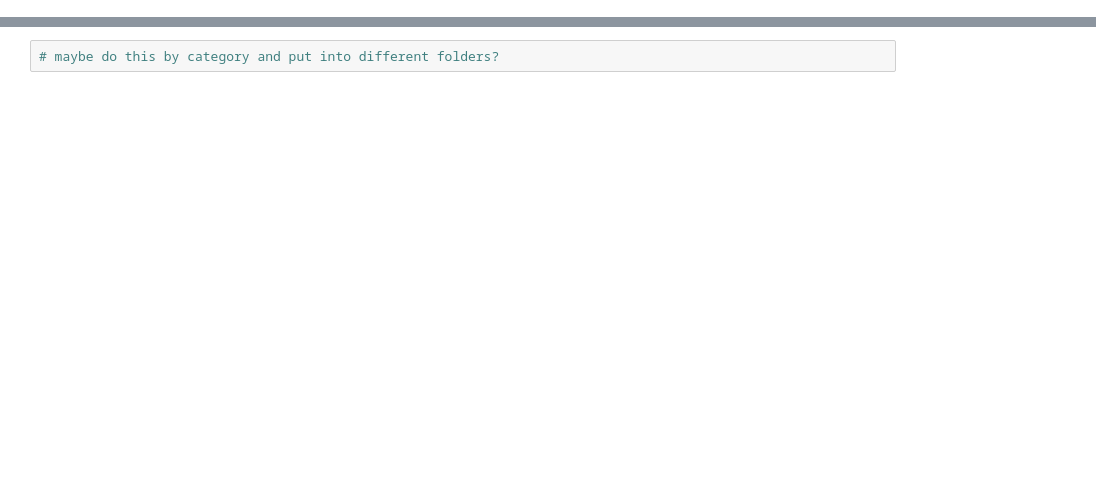
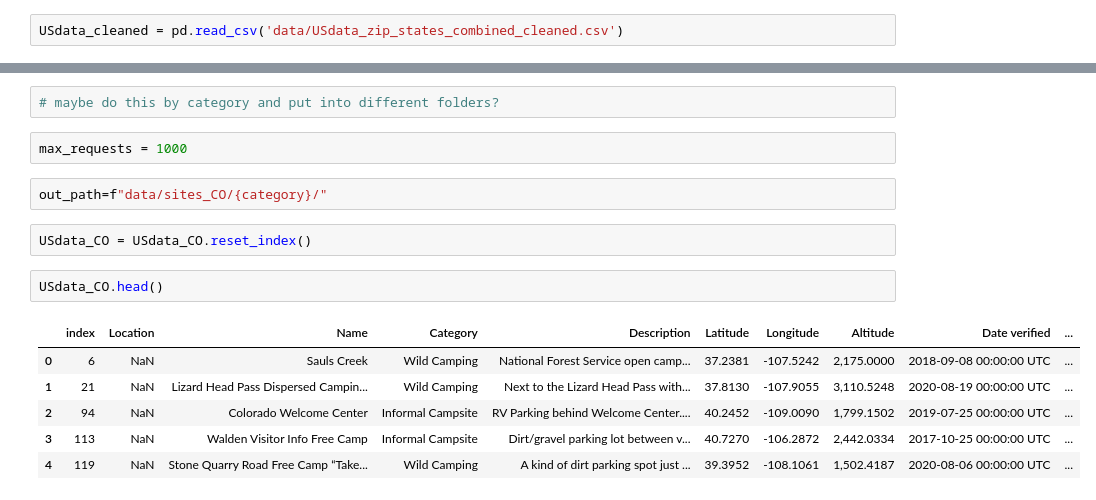
Before and after one commit to paultanger/CampsitePredict, a Jupyter notebook: get_images.ipynb, the cells around one changed output, grey strips where cells are left out. Cells and saved outputs as stored; diff of their text form; blank space fills up the shorter version.

```diff
--- a/get_images.ipynb
+++ b/get_images.ipynb
@@ -130,3 +130,5 @@ def download_images(client, df, zoomlevel, max_requests=10, prefix="", out_path=
             plt.show()
             time.sleep(2)
     return True
+# %%
+USdata_cleaned = pd.read_csv('data/USdata_zip_states_combined_cleaned.csv')
@@ -135,3 +158,18 @@ USdata_CO = USdata[USdata['State'] == 'CO'].copy()
 # %%
 # maybe do this by category and put into different folders?
+# %%
+max_requests = 1000
+# %%
+out_path=f"data/sites_CO/{category}/"
+# %%
+USdata_CO = USdata_CO.reset_index()
+# %%
+USdata_CO.head()
+# %% [output]
+|  | index | Location | Name | Category | Description | Latitude | Longitude | Altitude | Date verified | ... |
+| 0 | 6 | NaN | Sauls Creek | Wild Camping | National Forest Service open camp... | 37.2381 | -107.5242 | 2,175.0000 | 2018-09-08 00:00:00 UTC | ... |
+| 1 | 21 | NaN | Lizard Head Pass Dispersed Campin... | Wild Camping | Next to the Lizard Head Pass with... | 37.8130 | -107.9055 | 3,110.5248 | 2020-08-19 00:00:00 UTC | ... |
+| 2 | 94 | NaN | Colorado Welcome Center | Informal Campsite | RV Parking behind Welcome Center.... | 40.2452 | -109.0090 | 1,799.1502 | 2019-07-25 00:00:00 UTC | ... |
+| 3 | 113 | NaN | Walden Visitor Info Free Camp | Informal Campsite | Dirt/gravel parking lot between v... | 40.7270 | -106.2872 | 2,442.0334 | 2017-10-25 00:00:00 UTC | ... |
+| 4 | 119 | NaN | Stone Quarry Road Free Camp “Take... | Wild Camping | A kind of dirt parking spot just ... | 39.3952 | -108.1061 | 1,502.4187 | 2020-08-06 00:00:00 UTC | ... |
 # %%
```
Also changed, not shown: parts of 5 cells of this notebook, 2 other files.
